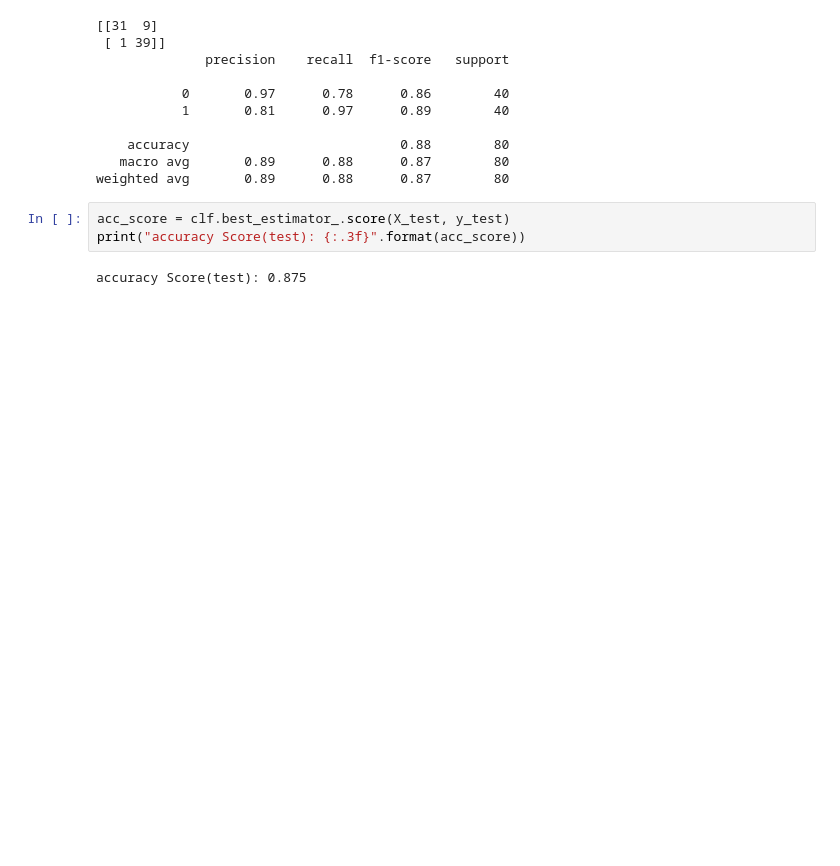
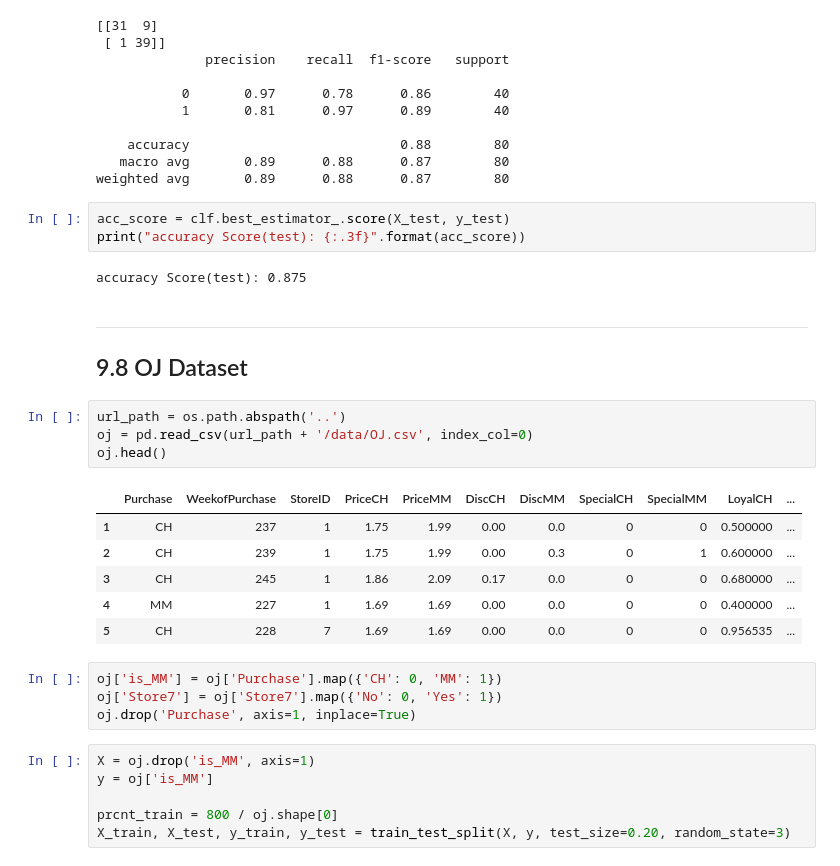
Before and after one commit to Morgan-Sell/islr-labs-exercises-python, a Jupyter notebook: exercises/09_svm_exercise.ipynb, the cells around one changed output. Cells and saved outputs as stored; diff of their text form; blank space fills up the shorter version.

```diff
--- a/exercises/09_svm_exercise.ipynb
+++ b/exercises/09_svm_exercise.ipynb
@@ -485,3 +485,28 @@ acc_score = clf.best_estimator_.score(X_test, y_test)
 print("accuracy Score(test): {:.3f}".format(acc_score))
 # %% [output]
 accuracy Score(test): 0.875
+# %% [markdown]
+---
+
+## 9.8 OJ Dataset
+# %%
+url_path = os.path.abspath('..')
+oj = pd.read_csv(url_path + '/data/OJ.csv', index_col=0)
+oj.head()
+# %% [output]
+|  | Purchase | WeekofPurchase | StoreID | PriceCH | PriceMM | DiscCH | DiscMM | SpecialCH | SpecialMM | LoyalCH | ... |
+| 1 | CH | 237 | 1 | 1.75 | 1.99 | 0.00 | 0.0 | 0 | 0 | 0.500000 | ... |
+| 2 | CH | 239 | 1 | 1.75 | 1.99 | 0.00 | 0.3 | 0 | 1 | 0.600000 | ... |
+| 3 | CH | 245 | 1 | 1.86 | 2.09 | 0.17 | 0.0 | 0 | 0 | 0.680000 | ... |
+| 4 | MM | 227 | 1 | 1.69 | 1.69 | 0.00 | 0.0 | 0 | 0 | 0.400000 | ... |
+| 5 | CH | 228 | 7 | 1.69 | 1.69 | 0.00 | 0.0 | 0 | 0 | 0.956535 | ... |
+# %%
+oj['is_MM'] = oj['Purchase'].map({'CH': 0, 'MM': 1})
+oj['Store7'] = oj['Store7'].map({'No': 0, 'Yes': 1})
+oj.drop('Purchase', axis=1, inplace=True)
+# %%
+X = oj.drop('is_MM', axis=1)
+y = oj['is_MM']
+
+prcnt_train = 800 / oj.shape[0]
+X_train, X_test, y_train, y_test = train_test_split(X, y, test_size=0.20, random_state=3)
```
